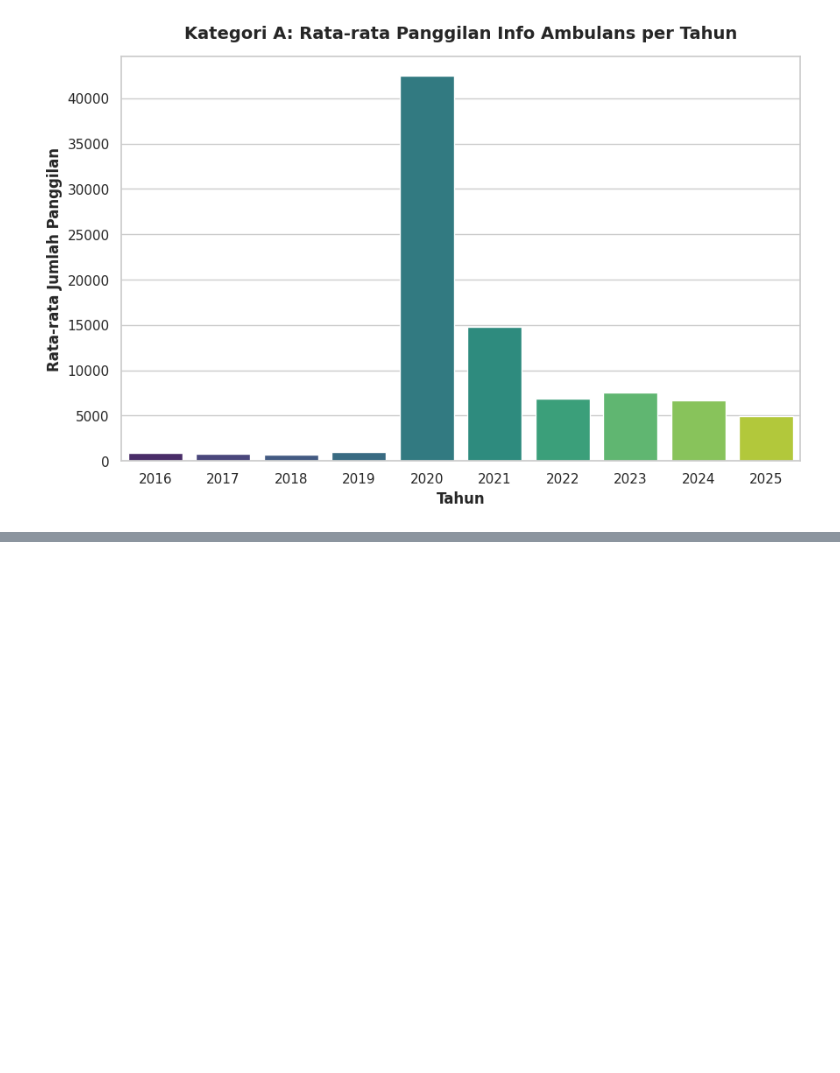
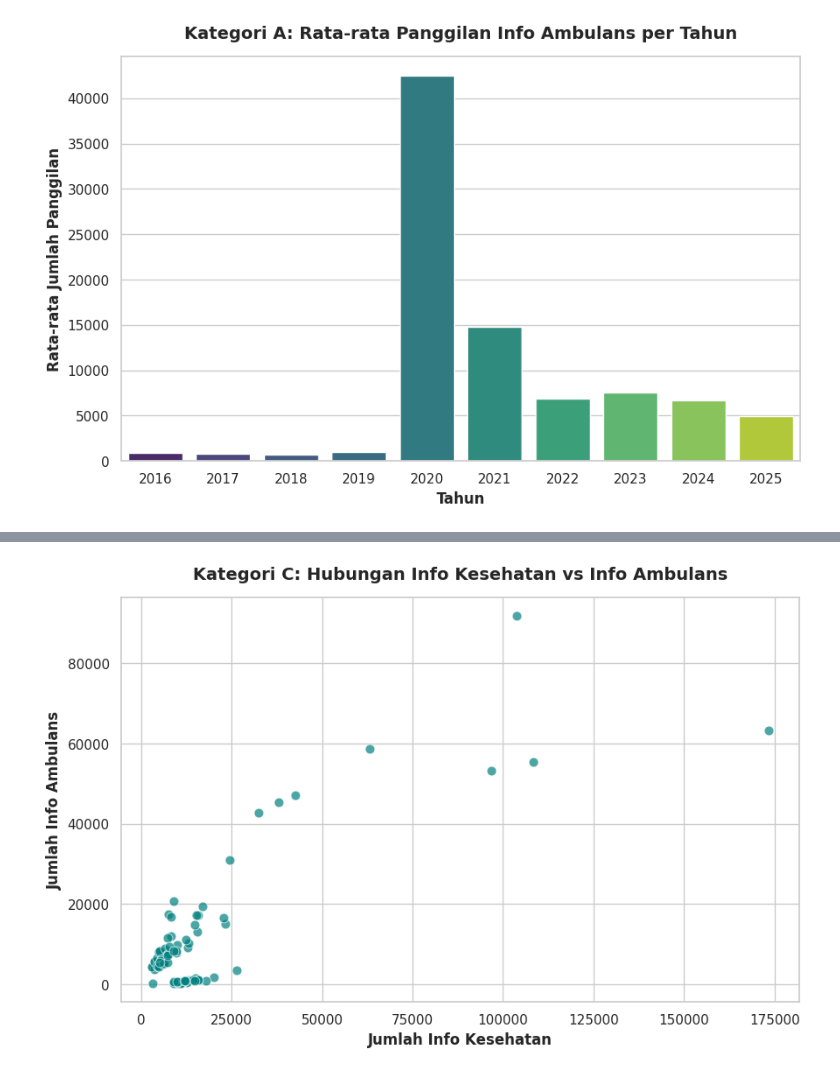
Before and after one commit to Muhafikri-ARC/Post-Test_Kelompok-2, a Jupyter notebook: Post Test Kelompok 2.ipynb, the cells around one changed output, grey strips where cells are left out. Saved outputs shown, nothing was run; the diff lists cells and outputs as text; code cells hidden in the pictures; blank space fills up the shorter version.

```diff
--- a/Post Test Kelompok 2.ipynb
+++ b/Post Test Kelompok 2.ipynb
@@ -70,0 +91,16 @@ Passing `palette` without assigning `hue` is deprecated and will be removed in v
+# %%
+# Mengatur tema visual
+sns.set_theme(style="whitegrid")
+plt.figure(figsize=(10, 6))
+
+# Membuat Scatter Plot korelasi antara Info Kesehatan dan Info Ambulans
+sns.scatterplot(data=df, x='Number of Total Health Information', y='Number of Total Ambulance Information', color='teal', alpha=0.7, s=60)
+
+# Atribut Grafik
+plt.title('Kategori C: Hubungan Info Kesehatan vs Info Ambulans', fontweight='bold', fontsize=14, pad=15)
+plt.xlabel('Jumlah Info Kesehatan', fontweight='bold')
+plt.ylabel('Jumlah Info Ambulans', fontweight='bold')
+
+plt.show()
+# %% [output]
+[figure, added]
```
Also changed, not shown: parts of 3 cells of this notebook.
